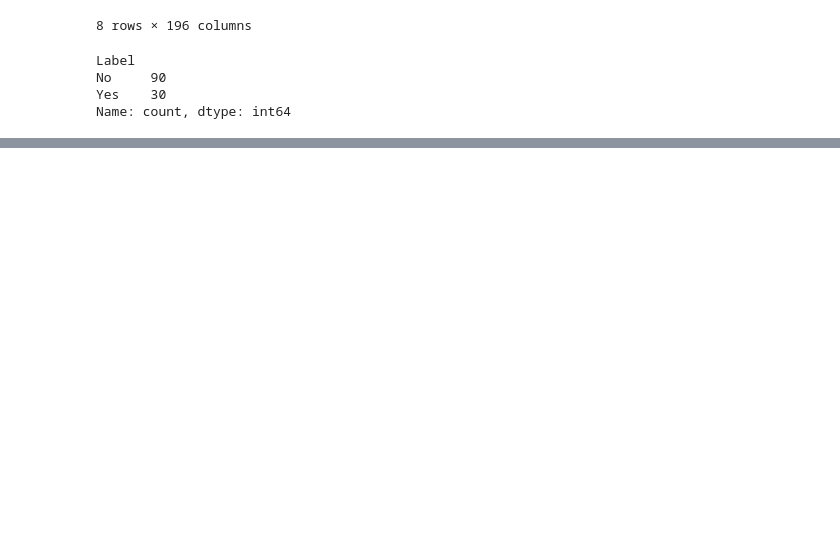
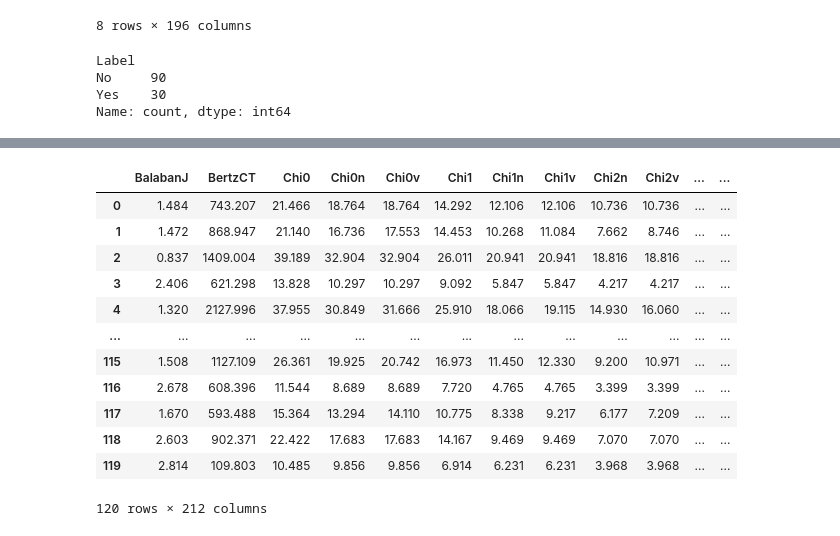
Before and after one commit to Me-Pasha/drug-induced-autoimmunity, a Jupyter notebook: drug induced autoimmunity prediction .ipynb, the cells around one changed output, grey strips where cells are left out. Drawn from its saved outputs; the diff is of its cells as text; code cells hidden in the pictures; blank space fills up the shorter version.

```diff
--- a/drug induced autoimmunity prediction .ipynb
+++ b/drug induced autoimmunity prediction .ipynb
@@ -235,0 +362,26 @@ Name: count, dtype: int64
+# %%
+unique_df = pd.DataFrame(columns = unique)
+for molecule in test_df["SMILES"]:
+    my_dict = {key: 0 for key in unique}
+    for element in molecule:
+        if element in unique:
+            my_dict[element] = my_dict[element] + 1
+    unique_df.loc[len(unique_df)] = my_dict
+
+test_df = test_df.drop("SMILES", axis=1)
+test_df = pd.concat([test_df, unique_df], axis=1)
+test_df
+# %% [output]
+|  | BalabanJ | BertzCT | Chi0 | Chi0n | Chi0v | Chi1 | Chi1n | Chi1v | Chi2n | Chi2v | ... | ... |
+| 0 | 1.484 | 743.207 | 21.466 | 18.764 | 18.764 | 14.292 | 12.106 | 12.106 | 10.736 | 10.736 | ... | ... |
+| 1 | 1.472 | 868.947 | 21.140 | 16.736 | 17.553 | 14.453 | 10.268 | 11.084 | 7.662 | 8.746 | ... | ... |
+| 2 | 0.837 | 1409.004 | 39.189 | 32.904 | 32.904 | 26.011 | 20.941 | 20.941 | 18.816 | 18.816 | ... | ... |
+| 3 | 2.406 | 621.298 | 13.828 | 10.297 | 10.297 | 9.092 | 5.847 | 5.847 | 4.217 | 4.217 | ... | ... |
+| 4 | 1.320 | 2127.996 | 37.955 | 30.849 | 31.666 | 25.910 | 18.066 | 19.115 | 14.930 | 16.060 | ... | ... |
+| ... | ... | ... | ... | ... | ... | ... | ... | ... | ... | ... | ... | ... |
+| 115 | 1.508 | 1127.109 | 26.361 | 19.925 | 20.742 | 16.973 | 11.450 | 12.330 | 9.200 | 10.971 | ... | ... |
+| 116 | 2.678 | 608.396 | 11.544 | 8.689 | 8.689 | 7.720 | 4.765 | 4.765 | 3.399 | 3.399 | ... | ... |
+| 117 | 1.670 | 593.488 | 15.364 | 13.294 | 14.110 | 10.775 | 8.338 | 9.217 | 6.177 | 7.209 | ... | ... |
+| 118 | 2.603 | 902.371 | 22.422 | 17.683 | 17.683 | 14.167 | 9.469 | 9.469 | 7.070 | 7.070 | ... | ... |
+| 119 | 2.814 | 109.803 | 10.485 | 9.856 | 9.856 | 6.914 | 6.231 | 6.231 | 3.968 | 3.968 | ... | ... |
+120 rows × 212 columns
```
Also changed, not shown: parts of 28 cells of this notebook.
